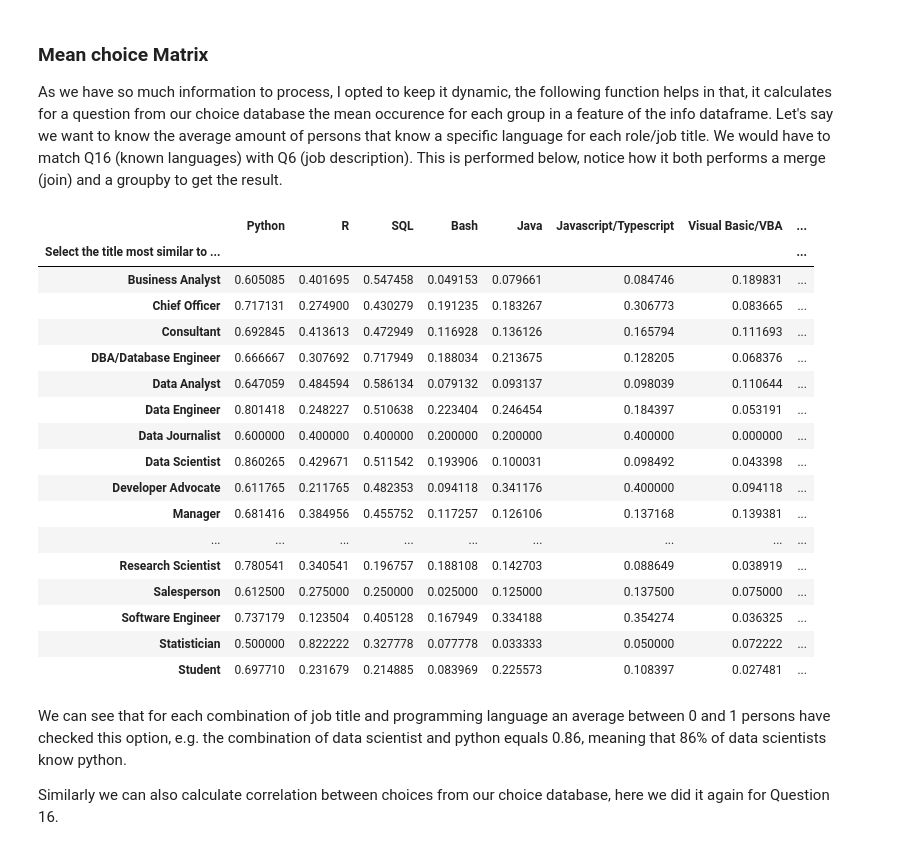
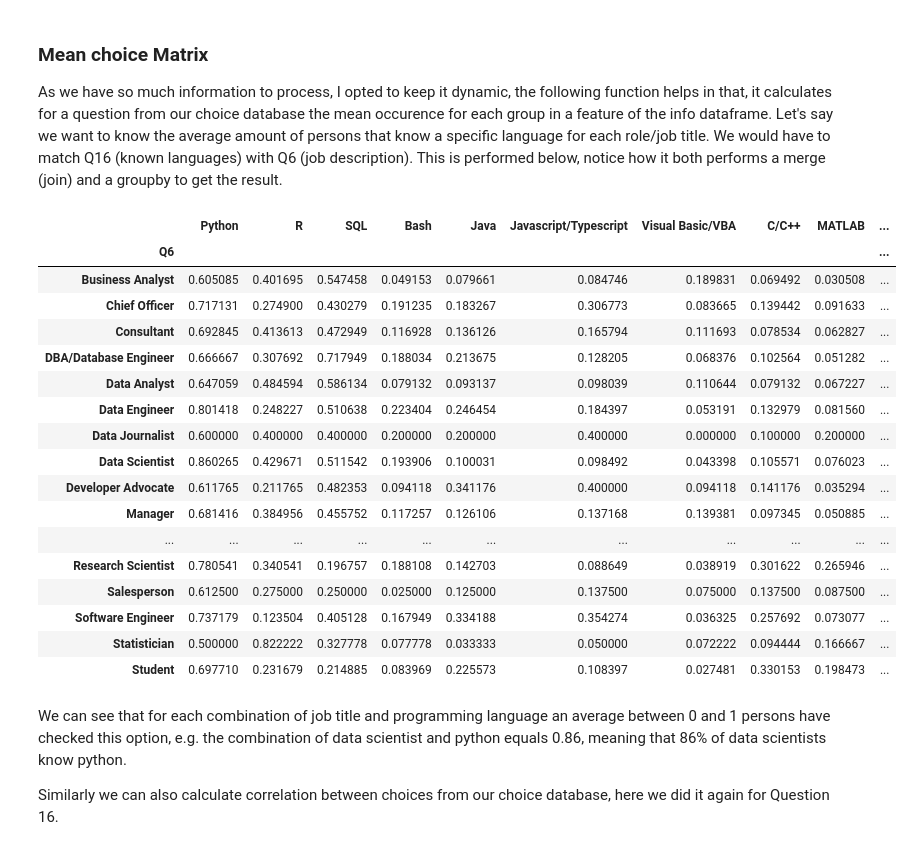
Before and after one commit to LorenzF/data-science-practical-approach, a Jupyter notebook: src/c7_case_studies/UserSurvey.ipynb, the cells around one changed output. Saved outputs shown, nothing was run; the diff lists cells and outputs as text; code cells hidden in the pictures.

Commit message:
added exploration and visualisation

```diff
--- a/src/c7_case_studies/UserSurvey.ipynb
+++ b/src/c7_case_studies/UserSurvey.ipynb
@@ -230,7 +241,7 @@ How many years of experience do you have in your current role?
 25-30     171
 Name: Q8, dtype: int64
 # %%
-choice_df.Q8 = choice_df.Q8.astype(pd.api.types.CategoricalDtype(categories=['0-1', '1-2', '2-3', '3-4', '4-50', '5-10', '10-15', '15-20', '20-25', '25-30', '30+'], ordered=True))
+choice_df.Q8 = choice_df.Q8.astype(pd.api.types.CategoricalDtype(categories=['0-1', '1-2', '2-3', '3-4', '4-5', '5-10', '10-15', '15-20', '20-25', '25-30', '30 +'], ordered=True))
 print(questions.Q8)
 choice_df.Q8
 # %% [output]
@@ -475,7 +485,7 @@ answer_dfs['Q17']
 That was for our choices data, where the questions are based on choices, for generic info we do it a bit different, we create a general dataframe containing all info.
 # %%
 info_df = train_df[['Q1', 'Q2', 'Q3', 'Q4', 'Q5', 'Q6', 'Q7', 'Q8', 'Q9', 'Q10']]
-info_df.columns = questions[['Q1', 'Q2', 'Q3', 'Q4', 'Q5', 'Q6', 'Q7', 'Q8', 'Q9', 'Q10']]
+#info_df.columns = questions[['Q1', 'Q2', 'Q3', 'Q4', 'Q5', 'Q6', 'Q7', 'Q8', 'Q9', 'Q10']]
 # %%
 info_df
 # %% [output]
@@ -497,29 +507,29 @@ info_df
 As we have so much information to process, I opted to keep it dynamic, the following function helps in that, it calculates for a question from our choice database the mean occurence for each group in a feature of the info dataframe.
 Let's say we want to know the average amount of persons that know a specific language for each role/job title. We would have to match Q16 (known languages) with Q6 (job description). This is performed below, notice how it both performs a merge (join) and a groupby to get the result.
 # %%
-def mean_matrix(info, question):
-  return info_df[[questions[info]]].join(answer_dfs[question]).groupby(questions[info]).mean()
+def mean_choice_matrix(info, question):
+    return info_df[[info]].join(answer_dfs[question]).groupby(info).mean()
 # %%
-mean_matrix('Q6','Q16')
+mean_choice_matrix('Q6','Q16')
 # %% [output]
-|  | Python | R | SQL | Bash | Java | Javascript/Typescript | Visual Basic/VBA | ... |
-| Select the title most similar to ... |  |  |  |  |  |  |  | ... |
-| Business Analyst | 0.605085 | 0.401695 | 0.547458 | 0.049153 | 0.079661 | 0.084746 | 0.189831 | ... |
-| Chief Officer | 0.717131 | 0.274900 | 0.430279 | 0.191235 | 0.183267 | 0.306773 | 0.083665 | ... |
-| Consultant | 0.692845 | 0.413613 | 0.472949 | 0.116928 | 0.136126 | 0.165794 | 0.111693 | ... |
-| DBA/Database Engineer | 0.666667 | 0.307692 | 0.717949 | 0.188034 | 0.213675 | 0.128205 | 0.068376 | ... |
-| Data Analyst | 0.647059 | 0.484594 | 0.586134 | 0.079132 | 0.093137 | 0.098039 | 0.110644 | ... |
-| Data Engineer | 0.801418 | 0.248227 | 0.510638 | 0.223404 | 0.246454 | 0.184397 | 0.053191 | ... |
-| Data Journalist | 0.600000 | 0.400000 | 0.400000 | 0.200000 | 0.200000 | 0.400000 | 0.000000 | ... |
-| Data Scientist | 0.860265 | 0.429671 | 0.511542 | 0.193906 | 0.100031 | 0.098492 | 0.043398 | ... |
-| Developer Advocate | 0.611765 | 0.211765 | 0.482353 | 0.094118 | 0.341176 | 0.400000 | 0.094118 | ... |
-| Manager | 0.681416 | 0.384956 | 0.455752 | 0.117257 | 0.126106 | 0.137168 | 0.139381 | ... |
-| ... | ... | ... | ... | ... | ... | ... | ... | ... |
-| Research Scientist | 0.780541 | 0.340541 | 0.196757 | 0.188108 | 0.142703 | 0.088649 | 0.038919 | ... |
-| Salesperson | 0.612500 | 0.275000 | 0.250000 | 0.025000 | 0.125000 | 0.137500 | 0.075000 | ... |
-| Software Engineer | 0.737179 | 0.123504 | 0.405128 | 0.167949 | 0.334188 | 0.354274 | 0.036325 | ... |
-| Statistician | 0.500000 | 0.822222 | 0.327778 | 0.077778 | 0.033333 | 0.050000 | 0.072222 | ... |
-| Student | 0.697710 | 0.231679 | 0.214885 | 0.083969 | 0.225573 | 0.108397 | 0.027481 | ... |
+|  | Python | R | SQL | Bash | Java | Javascript/Typescript | Visual Basic/VBA | C/C++ | MATLAB | ... |
+| Q6 |  |  |  |  |  |  |  |  |  | ... |
+| Business Analyst | 0.605085 | 0.401695 | 0.547458 | 0.049153 | 0.079661 | 0.084746 | 0.189831 | 0.069492 | 0.030508 | ... |
+| Chief Officer | 0.717131 | 0.274900 | 0.430279 | 0.191235 | 0.183267 | 0.306773 | 0.083665 | 0.139442 | 0.091633 | ... |
+| Consultant | 0.692845 | 0.413613 | 0.472949 | 0.116928 | 0.136126 | 0.165794 | 0.111693 | 0.078534 | 0.062827 | ... |
+| DBA/Database Engineer | 0.666667 | 0.307692 | 0.717949 | 0.188034 | 0.213675 | 0.128205 | 0.068376 | 0.102564 | 0.051282 | ... |
+| Data Analyst | 0.647059 | 0.484594 | 0.586134 | 0.079132 | 0.093137 | 0.098039 | 0.110644 | 0.079132 | 0.067227 | ... |
+| Data Engineer | 0.801418 | 0.248227 | 0.510638 | 0.223404 | 0.246454 | 0.184397 | 0.053191 | 0.132979 | 0.081560 | ... |
+| Data Journalist | 0.600000 | 0.400000 | 0.400000 | 0.200000 | 0.200000 | 0.400000 | 0.000000 | 0.100000 | 0.200000 | ... |
+| Data Scientist | 0.860265 | 0.429671 | 0.511542 | 0.193906 | 0.100031 | 0.098492 | 0.043398 | 0.105571 | 0.076023 | ... |
+| Developer Advocate | 0.611765 | 0.211765 | 0.482353 | 0.094118 | 0.341176 | 0.400000 | 0.094118 | 0.141176 | 0.035294 | ... |
+| Manager | 0.681416 | 0.384956 | 0.455752 | 0.117257 | 0.126106 | 0.137168 | 0.139381 | 0.097345 | 0.050885 | ... |
+| ... | ... | ... | ... | ... | ... | ... | ... | ... | ... | ... |
+| Research Scientist | 0.780541 | 0.340541 | 0.196757 | 0.188108 | 0.142703 | 0.088649 | 0.038919 | 0.301622 | 0.265946 | ... |
+| Salesperson | 0.612500 | 0.275000 | 0.250000 | 0.025000 | 0.125000 | 0.137500 | 0.075000 | 0.137500 | 0.087500 | ... |
+| Software Engineer | 0.737179 | 0.123504 | 0.405128 | 0.167949 | 0.334188 | 0.354274 | 0.036325 | 0.257692 | 0.073077 | ... |
+| Statistician | 0.500000 | 0.822222 | 0.327778 | 0.077778 | 0.033333 | 0.050000 | 0.072222 | 0.094444 | 0.166667 | ... |
+| Student | 0.697710 | 0.231679 | 0.214885 | 0.083969 | 0.225573 | 0.108397 | 0.027481 | 0.330153 | 0.198473 | ... |
 # %% [markdown]
 We can see that for each combination of job title and programming language an average between 0 and 1 persons have checked this option, e.g. the combination of data scientist and python equals 0.86, meaning that 86% of data scientists know python.
 
```
Also changed, not shown: parts of 96 cells of this notebook, 2 other files.
